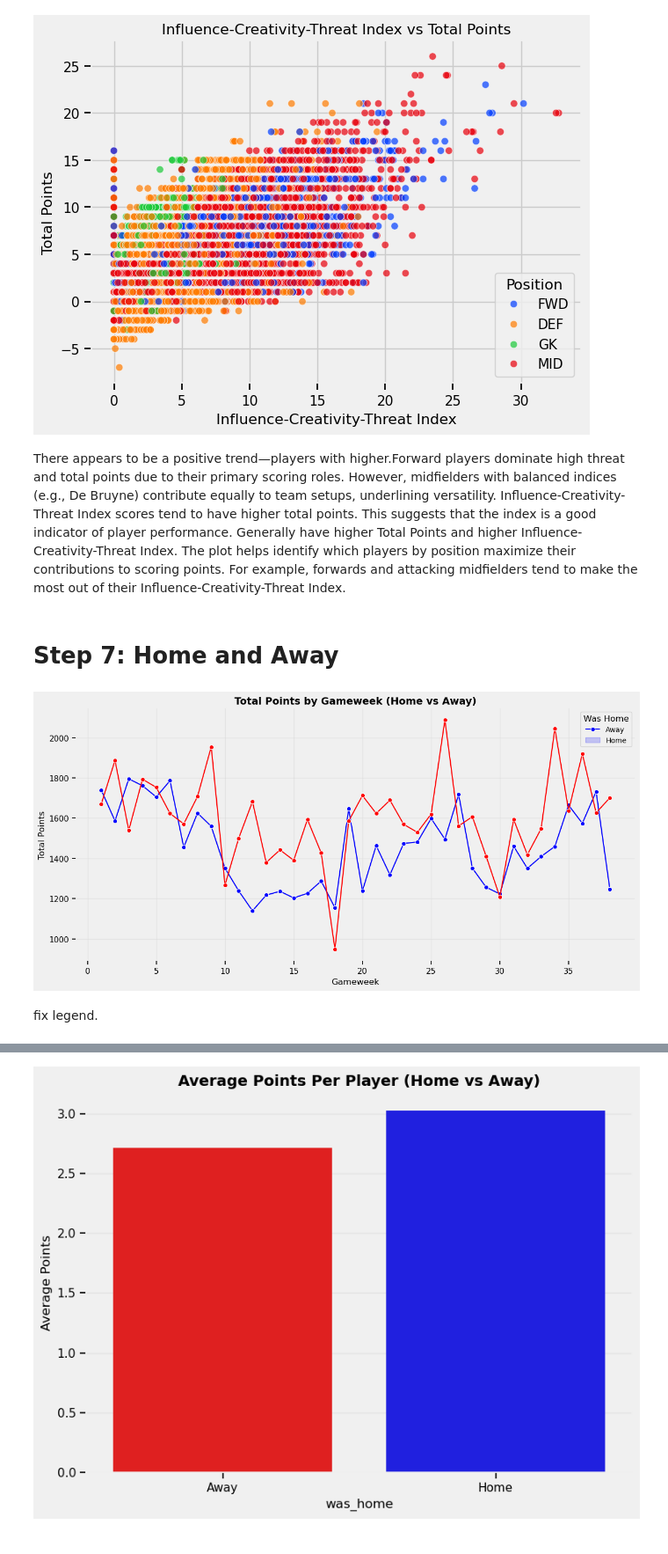
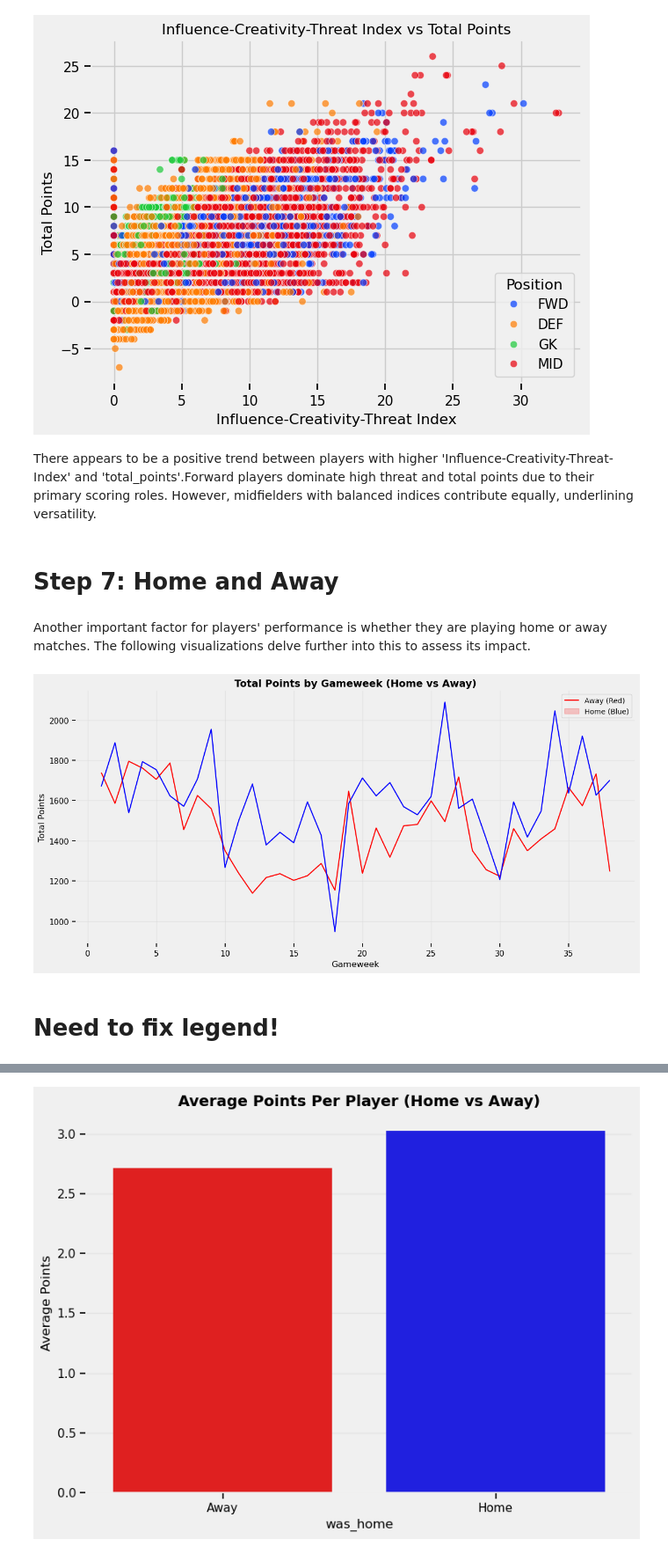
Before and after one commit to MahaFakhroo/D.R.E.A.M., a Jupyter notebook: Python Scripts/EDA_Visuals.ipynb, the cells around one changed output, grey strips where cells are left out. Shown at 88% size. Cells and saved outputs as stored; diff of their text form; code cells hidden in the pictures.

Commit message:
Additional visualizations

```diff
--- a/Python Scripts/EDA_Visuals.ipynb
+++ b/Python Scripts/EDA_Visuals.ipynb
@@ -734,32 +707,38 @@ plt.show()
 # %% [output]
 [figure]
 # %% [markdown]
-There appears to be a positive trend—players with higher.Forward players dominate high threat and total points due to their primary scoring roles. However, midfielders with balanced indices (e.g., De Bruyne) contribute equally to team setups, underlining versatility. Influence-Creativity-Threat Index scores tend to have higher total points. This suggests that the index is a good indicator of player performance. Generally have higher Total Points and higher Influence-Creativity-Threat Index. The plot helps identify which players by position maximize their contributions to scoring points. For example, forwards and attacking midfielders tend to make the most out of their Influence-Creativity-Threat Index.
+There appears to be a positive trend between players with higher 'Influence-Creativity-Threat-Index' and 'total_points'.Forward players dominate high threat and total points due to their primary scoring roles. However, midfielders with balanced indices contribute equally, underlining versatility.
 # %% [markdown]
 # Step 7: Home and Away
+# %% [markdown]
+Another important factor for players' performance is whether they are playing home or away matches. The following visualizations delve further into this to assess its impact.
 # %%
 # Calculate total points for home and away games by gameweek
 home_away_trend = master_cleaned.groupby(['GW', 'was_home'])['total_points'].sum().reset_index()
 
 # Line plot for total points over gameweeks
 plt.figure(figsize=(12, 6))
 sns.lineplot(
     x='GW',
     y='total_points',
     hue='was_home',
     data=home_away_trend,
-    palette=['blue', 'red'],
-    marker="o"
+    palette=['red', 'blue']
+#    marker="o"
 )
 plt.title("Total Points by Gameweek (Home vs Away)", fontsize=14, fontweight='bold')
 plt.xlabel("Gameweek", fontsize=12)
 plt.ylabel("Total Points", fontsize=12)
-plt.legend(title="Was Home", labels=["Away", "Home"], fontsize=10, title_fontsize=12)
+plt.legend(
+    labels=["Away (Red)", "Home (Blue)"],
+    fontsize=10,
+    title_fontsize=12
+)
 plt.grid(alpha=0.3)
 plt.tight_layout()
 plt.show()
 # %% [output]
-[figure, old version]
+[figure, new version]
-# %% [markdown]
-fix legend.
+# %% [markdown]
+# Need to fix legend!
 # %% [markdown]
```
Also changed, not shown: parts of 22 cells of this notebook.
